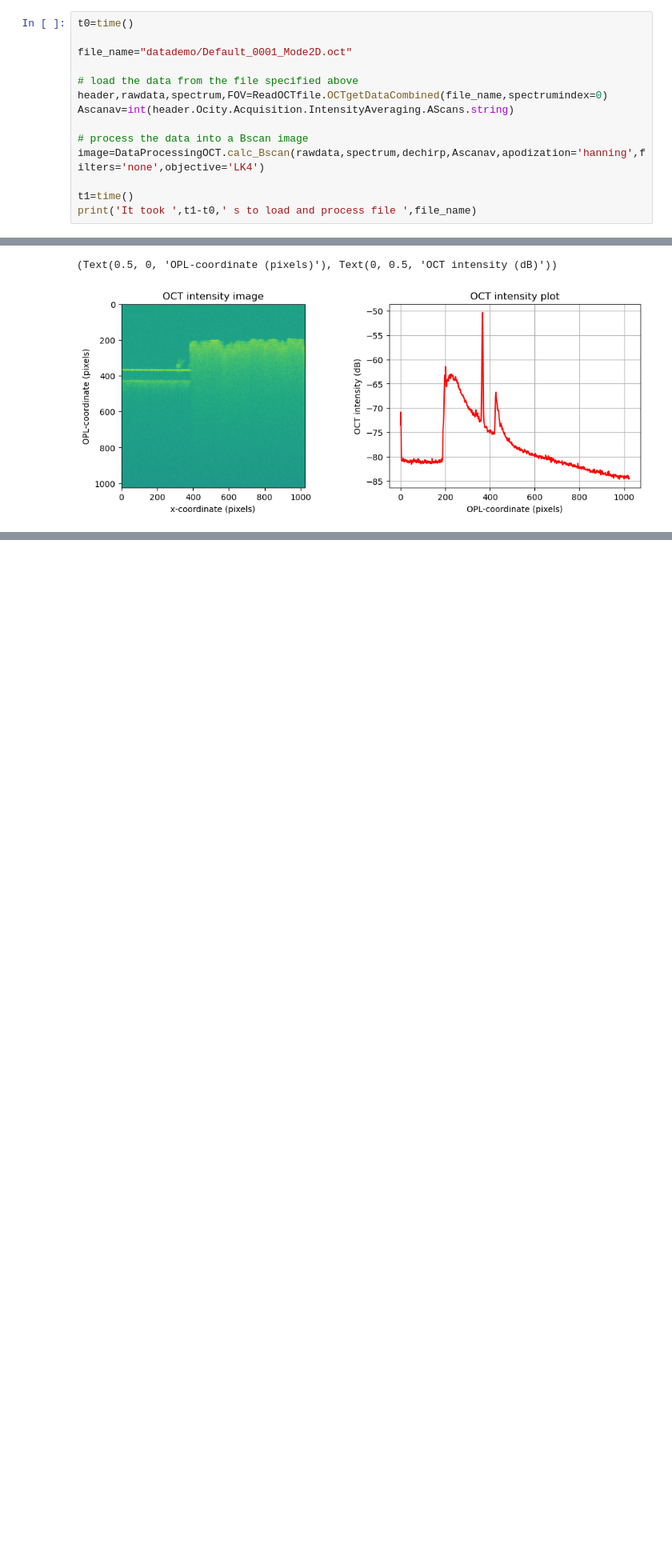
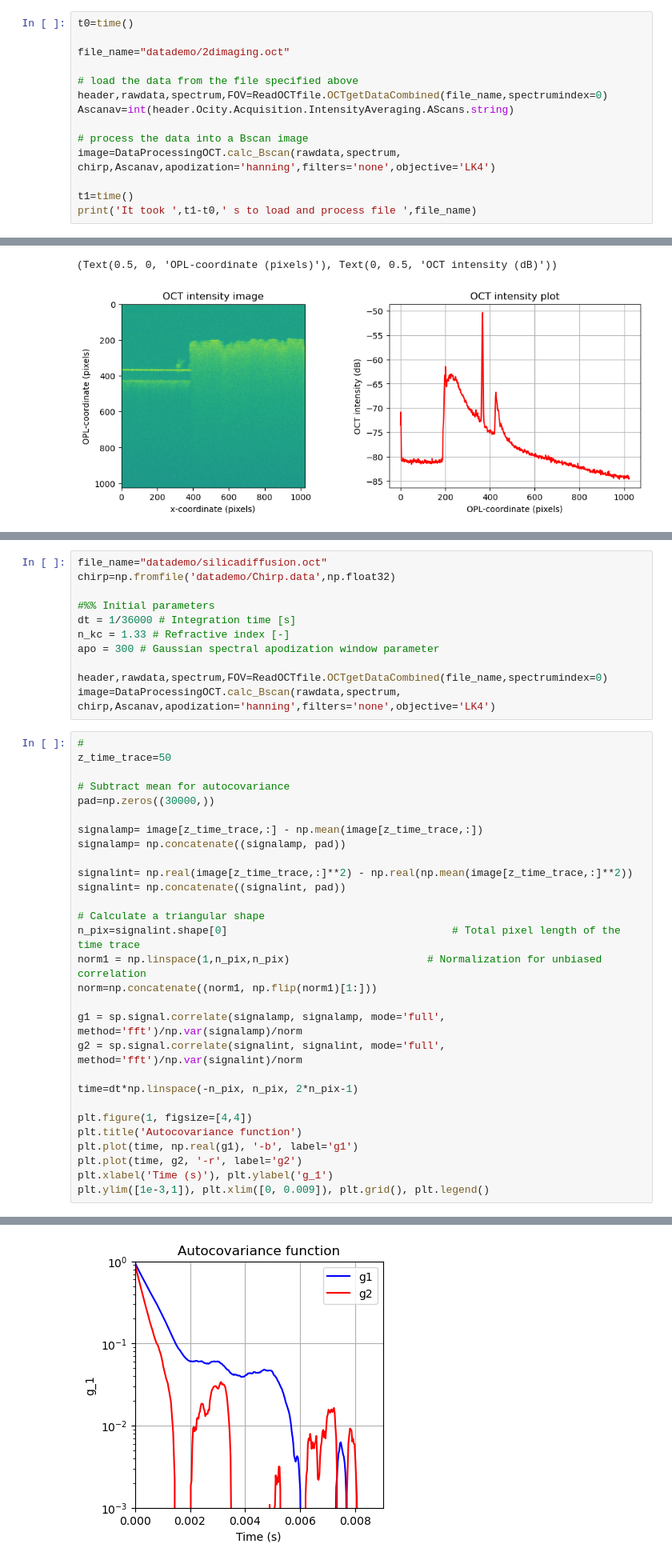
Before and after one commit to KaLKMaNLaB/optical-coherence-tomography, a Jupyter notebook: octprocessingsoftware/ThorlabsDataprocessing.ipynb, the cells around one changed output, grey strips where cells are left out. Shown at 80% size. Saved outputs shown, nothing was run; the diff lists cells and outputs as text; blank space fills up the shorter version.

```diff
--- a/octprocessingsoftware/ThorlabsDataprocessing.ipynb
+++ b/octprocessingsoftware/ThorlabsDataprocessing.ipynb
@@ -23,14 +22,14 @@ Loading the data
 # %%
 t0=time()
 
-file_name="datademo/Default_0001_Mode2D.oct"
+file_name="datademo/2dimaging.oct"
 
 # load the data from the file specified above
 header,rawdata,spectrum,FOV=ReadOCTfile.OCTgetDataCombined(file_name,spectrumindex=0)
 Ascanav=int(header.Ocity.Acquisition.IntensityAveraging.AScans.string)
 
 # process the data into a Bscan image
-image=DataProcessingOCT.calc_Bscan(rawdata,spectrum,dechirp,Ascanav,apodization='hanning',filters='none',objective='LK4')
+image=DataProcessingOCT.calc_Bscan(rawdata,spectrum, chirp,Ascanav,apodization='hanning',filters='none',objective='LK4')
 
 t1=time()
 print('It took ',t1-t0,' s to load and process file ',file_name)
@@ -58,0 +60,41 @@ plt.xlabel('OPL-coordinate (pixels)'), plt.ylabel('OCT intensity (dB)')
+# %%
+file_name="datademo/silicadiffusion.oct"
+chirp=np.fromfile('datademo/Chirp.data',np.float32)
+
+#%% Initial parameters
+dt = 1/36000 # Integration time [s]
+n_kc = 1.33 # Refractive index [-]
+apo = 300 # Gaussian spectral apodization window parameter
+
+header,rawdata,spectrum,FOV=ReadOCTfile.OCTgetDataCombined(file_name,spectrumindex=0)
+image=DataProcessingOCT.calc_Bscan(rawdata,spectrum, chirp,Ascanav,apodization='hanning',filters='none',objective='LK4')
+# %%
+#
+z_time_trace=50
+
+# Subtract mean for autocovariance
+pad=np.zeros((30000,))
+
+signalamp= image[z_time_trace,:] - np.mean(image[z_time_trace,:])
+signalamp= np.concatenate((signalamp, pad))
+
+signalint= np.real(image[z_time_trace,:]**2) - np.real(np.mean(image[z_time_trace,:]**2))
+signalint= np.concatenate((signalint, pad))
+
+# Calculate a triangular shape
+n_pix=signalint.shape[0]                                    # Total pixel length of the time trace
+norm1 = np.linspace(1,n_pix,n_pix)                      # Normalization for unbiased correlation
+norm=np.concatenate((norm1, np.flip(norm1)[1:]))
+
+g1 = sp.signal.correlate(signalamp, signalamp, mode='full', method='fft')/np.var(signalamp)/norm
+g2 = sp.signal.correlate(signalint, signalint, mode='full', method='fft')/np.var(signalint)/norm
+
+time=dt*np.linspace(-n_pix, n_pix, 2*n_pix-1)
+
+plt.figure(1, figsize=[4,4])
+plt.title('Autocovariance function')
+plt.plot(time, np.real(g1), '-b', label='g1')
+plt.plot(time, g2, '-r', label='g2')
+plt.xlabel('Time (s)'), plt.ylabel('g_1')
+plt.ylim([1e-3,1]), plt.xlim([0, 0.009]), plt.grid(), plt.legend()
+# %% [output]
@@ -58,0 +102 @@ plt.xlabel('OPL-coordinate (pixels)'), plt.ylabel('OCT intensity (dB)')
+[figure, added]
```
Also changed, not shown: parts of 8 cells of this notebook.
